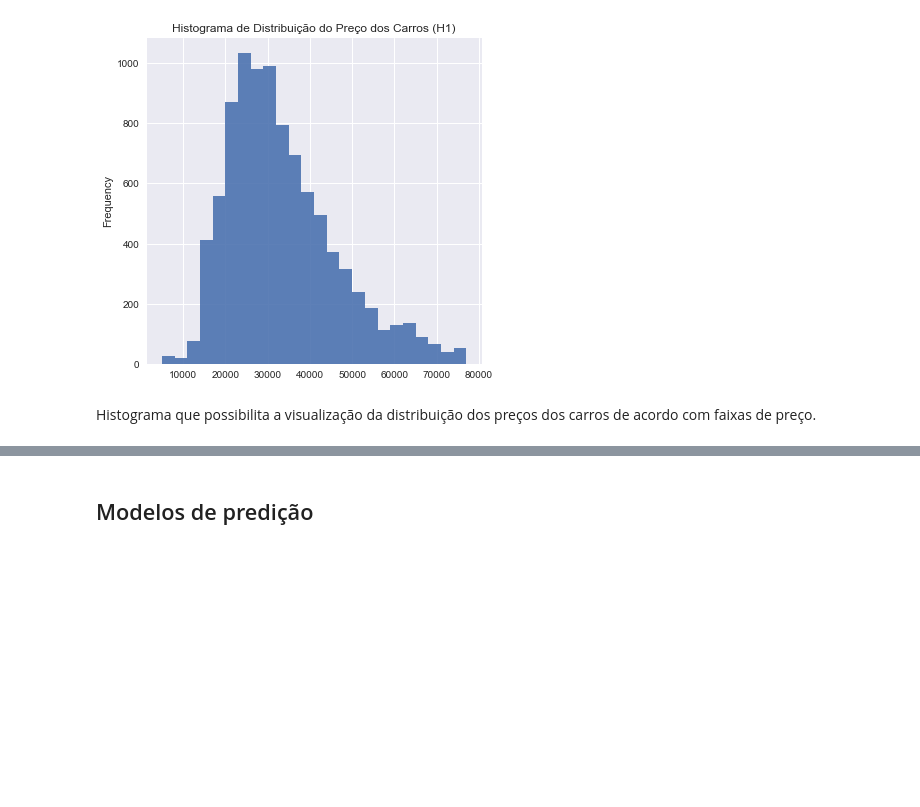
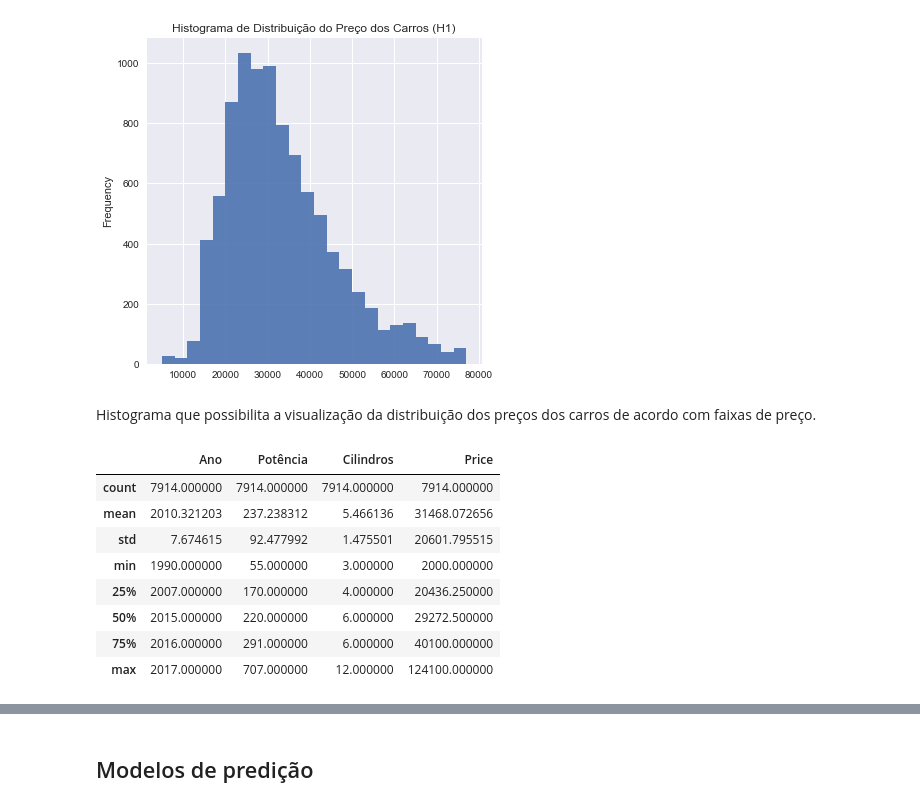
Before and after one commit to phdaher/CD2-Projeto-3, a Jupyter notebook: Projeto 3/Predição de preços de carros.ipynb, the cells around one changed output, grey strips where cells are left out. Drawn from its saved outputs; the diff is of its cells as text; code cells hidden in the pictures; blank space fills up the shorter version.

```diff
--- a/Projeto 3/Predição de preços de carros.ipynb
+++ b/Projeto 3/Predição de preços de carros.ipynb
@@ -106,3 +108,17 @@ plt.show()
 [figure]
 # %% [markdown]
    Histograma que possibilita a visualização da distribuição dos preços dos carros de acordo com faixas de preço.
+# %%
+from sklearn.model_selection import train_test_split as split
+train, test = split(data, test_size=0.3)
+train.describe()
+# %% [output]
+|  | Ano | Potência | Cilindros | Price |
+| count | 7914.000000 | 7914.000000 | 7914.000000 | 7914.000000 |
+| mean | 2010.321203 | 237.238312 | 5.466136 | 31468.072656 |
+| std | 7.674615 | 92.477992 | 1.475501 | 20601.795515 |
+| min | 1990.000000 | 55.000000 | 3.000000 | 2000.000000 |
+| 25% | 2007.000000 | 170.000000 | 4.000000 | 20436.250000 |
+| 50% | 2015.000000 | 220.000000 | 6.000000 | 29272.500000 |
+| 75% | 2016.000000 | 291.000000 | 6.000000 | 40100.000000 |
+| max | 2017.000000 | 707.000000 | 12.000000 | 124100.000000 |
```
Also changed, not shown: parts of 27 cells of this notebook.
